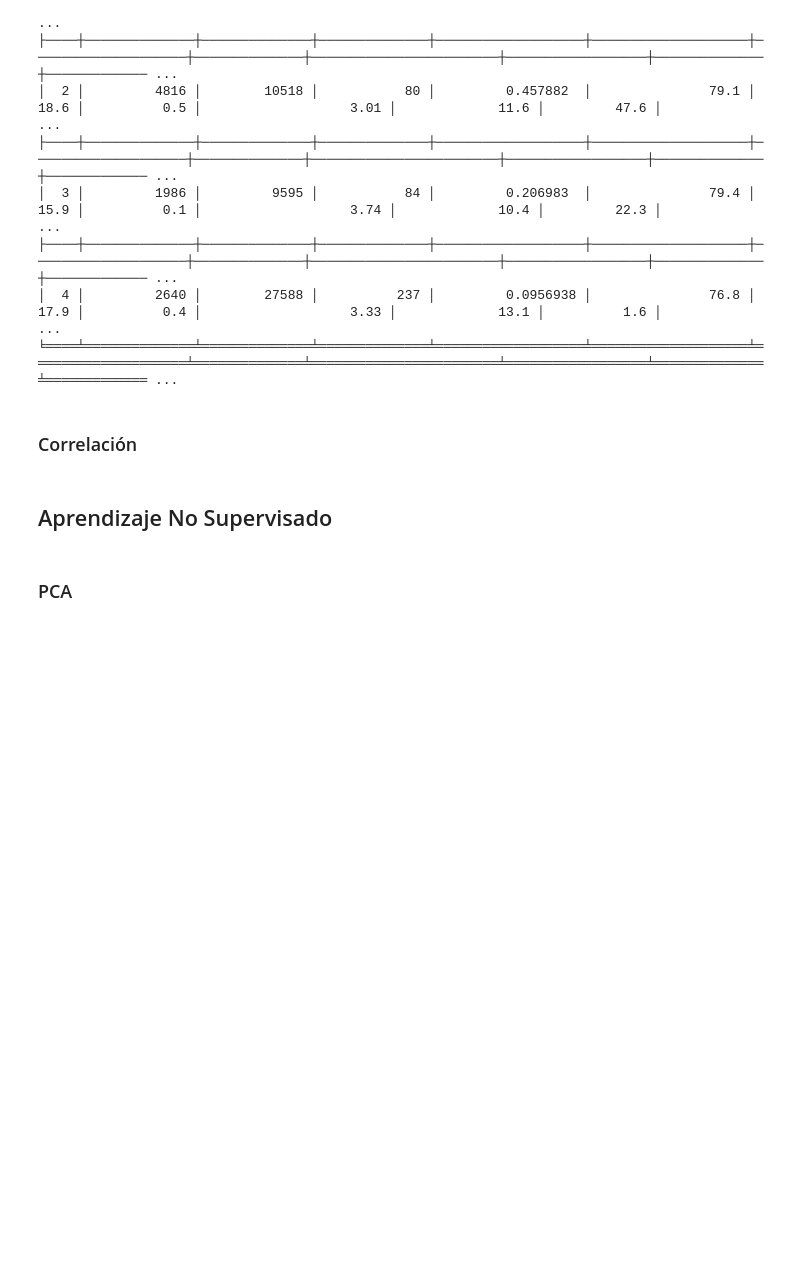
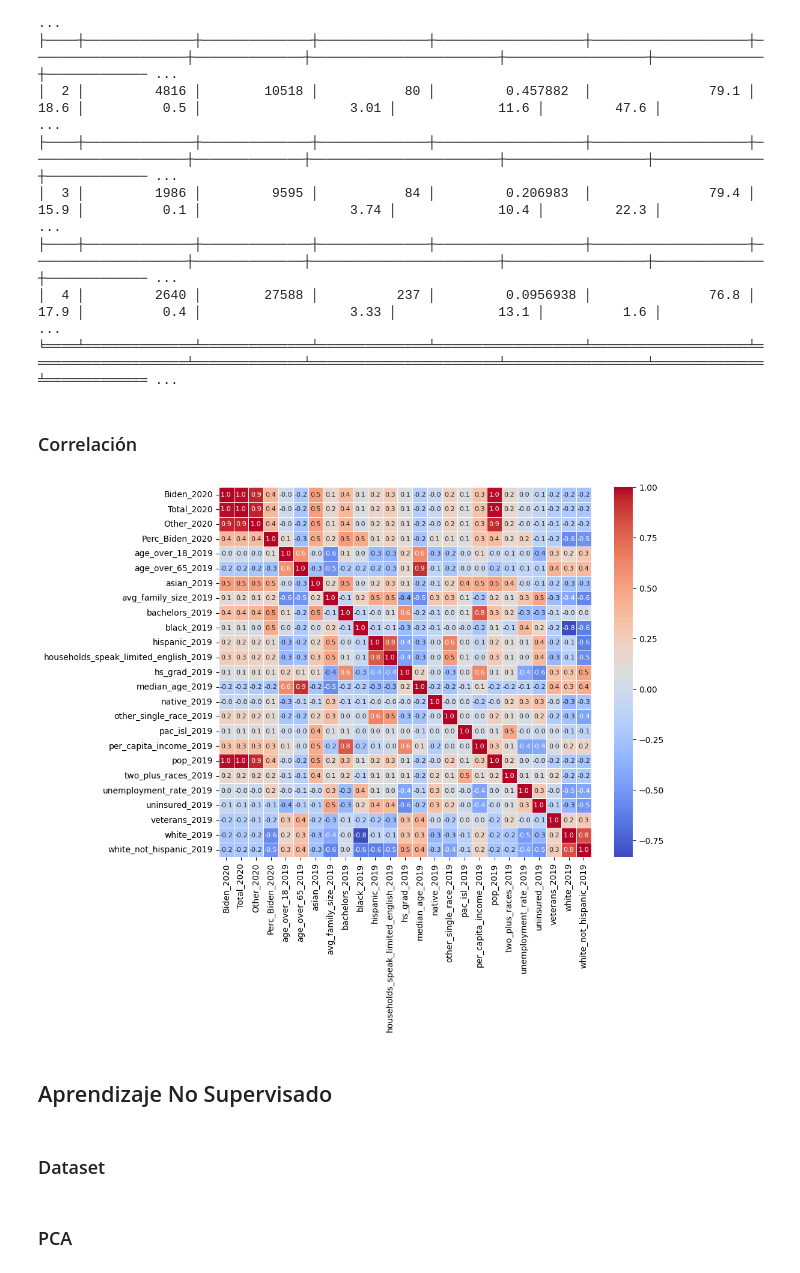
Before and after one commit to jorgegarcelan/elections_usa_2020, a Jupyter notebook: elections.ipynb, the cells around one changed output. Drawn from its saved outputs; the diff is of its cells as text; code cells hidden in the pictures; blank space fills up the shorter version.

```diff
--- a/elections.ipynb
+++ b/elections.ipynb
@@ -131,3 +133,6 @@ data = data.drop(columns=columns_to_drop)
+# %%
+columns_to_drop = ['poverty_2019']  # Nombres de las columnas a eliminar
+data = data.drop(columns=columns_to_drop)
 # %% [markdown]
 ### Tabla Final
 # %%
@@ -152,17 +157,19 @@ print(tabulate(data.head(), headers='keys', tablefmt='fancy_grid'))
 # %%
 import seaborn as sns
 import matplotlib.pyplot as plt
 
-
-# Supongamos que ya tienes un DataFrame 'data'
-# Calcular la matriz de correlación
-corr = data.iloc[:, :-1].corr()
+# Calcular la matriz de correlación sin la variable "Winner_2020"
+corr_matrix = data.iloc[:, :-1].corr()
 
 # Crear un mapa de calor de la matriz de correlación
 plt.figure(figsize=(10, 8))
-sns.heatmap(corr, annot=True, cmap="coolwarm", fmt=".1f", linewidths=0.5, annot_kws={"size": 8})
+sns.heatmap(corr_matrix, annot=True, cmap="coolwarm", fmt=".1f", linewidths=0.5, annot_kws={"size": 8})
 
 # Mostrar el gráfico
 plt.show()
+# %% [output]
+[figure, added]
 # %% [markdown]
 ## Aprendizaje No Supervisado
+# %% [markdown]
+### Dataset
```
Also changed, not shown: parts of 18 cells of this notebook, 2 other files.
